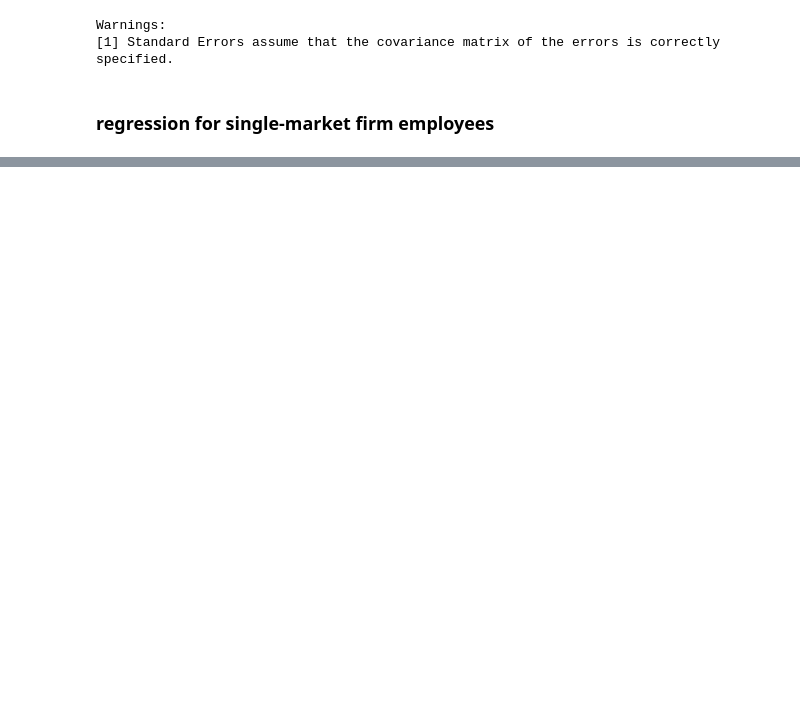
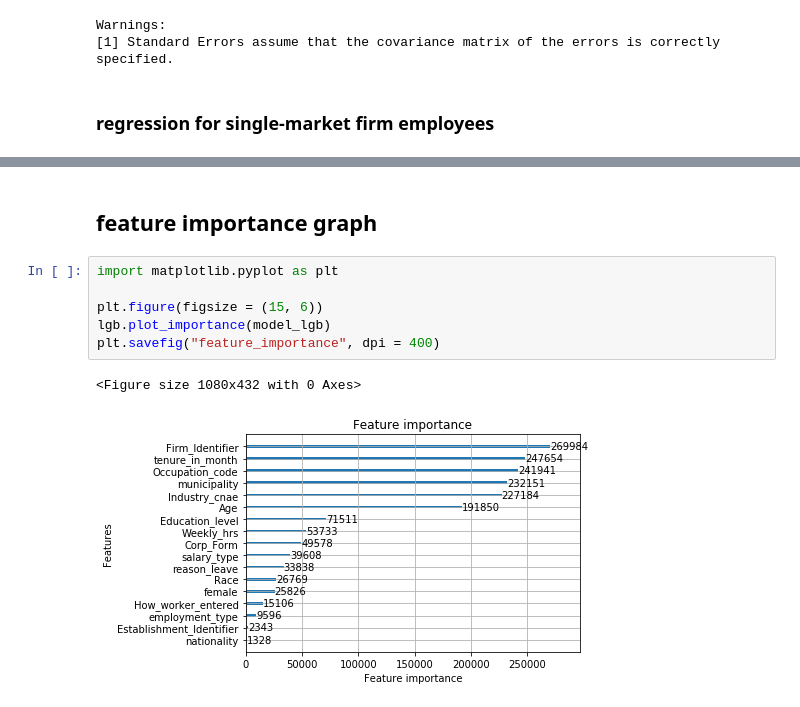
Before and after one commit to uclayanbo/CodingSamples, a Jupyter notebook: 2008_whole_tune_lgb.ipynb, the cells around one changed output, grey strips where cells are left out. Drawn from its saved outputs; the diff is of its cells as text; blank space fills up the shorter version.

```diff
--- a/2008_whole_tune_lgb.ipynb
+++ b/2008_whole_tune_lgb.ipynb
@@ -294,2 +343,13 @@ OLS Regression Results
 Warnings:
 [1] Standard Errors assume that the covariance matrix of the errors is correctly specified.
+# %% [markdown]
+## feature importance graph
+# %%
+import matplotlib.pyplot as plt
+
+plt.figure(figsize = (15, 6))
+lgb.plot_importance(model_lgb)
+plt.savefig("feature_importance", dpi = 400)
+# %% [output]
+<Figure size 1080x432 with 0 Axes>
+[figure, added]
```
Also changed, not shown: parts of 9 cells of this notebook.
